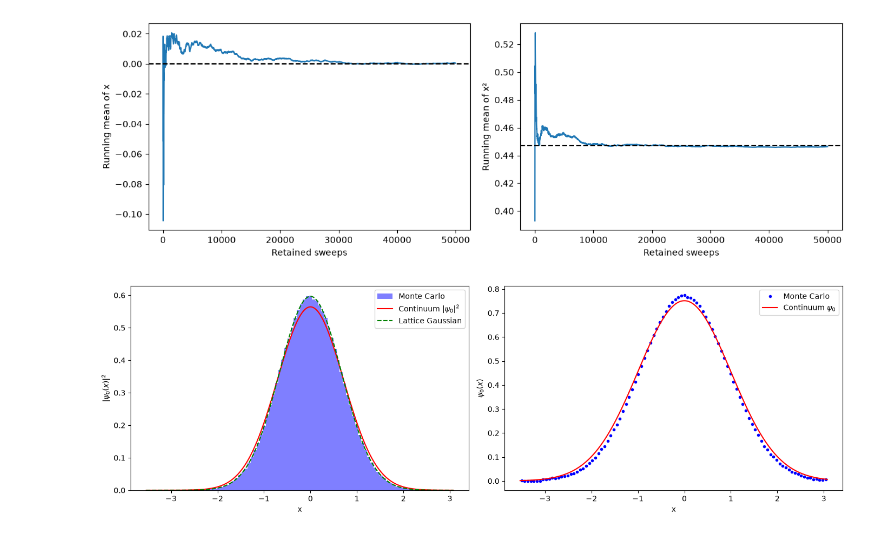
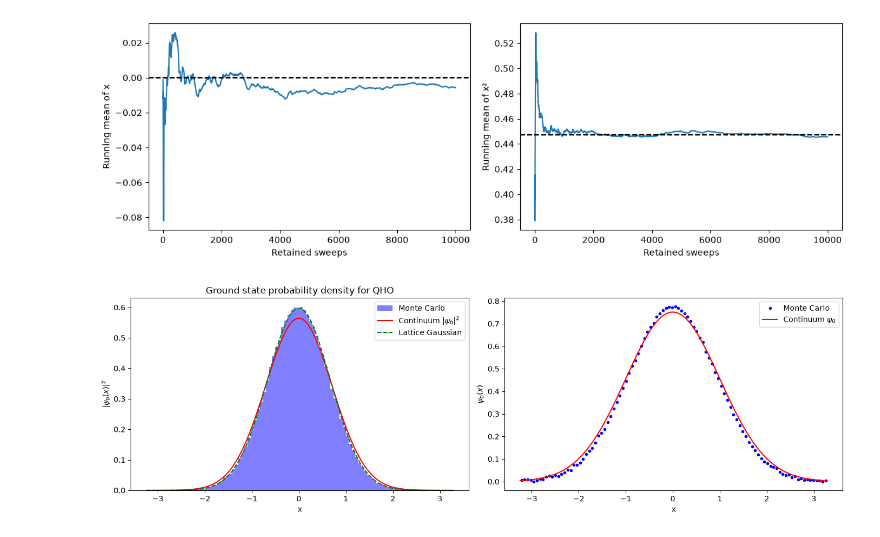
Before and after one commit to phillyyymcd/SHP_QuantumHarmonicOscillator, a Jupyter notebook: SHP_structured.ipynb, the cells around one changed output. Cells and saved outputs as stored; diff of their text form; code cells hidden in the pictures.

```diff
--- a/SHP_structured.ipynb
+++ b/SHP_structured.ipynb
@@ -111,8 +111,8 @@ m_tilde  = m * delta_tau #ensuring dimensionless varianbles
 h_tilde = hbar * delta_tau
 omega_tilde = omega * delta_tau
 
-N_therm = 1000 #how many of the first sweeps are discarded
-N_sweeps = 50000 #how many passes are repeated
+N_therm = 500 #how many of the first sweeps are discarded
+N_sweeps = 10000 #how many passes are repeated
 samples = [] # for calculating the wavefunction
 
 #Initialising
@@ -290,37 +290,38 @@ ax[1].set_ylabel("Running mean of x²")
 plt.tight_layout()
 plt.show()
 # %% [output]
-[figure, old version]
+[figure, new version]
 # %%
 #continuum ground state
-samples = np.concatenate(samples)
+samples_gs = np.concatenate(samples)
 
-x_wavefn = np.linspace(samples.min(), samples.max(), 500)
+x_wavefn = np.linspace(samples_gs.min(), samples_gs.max(), 500)
 # continuum |psi_0|^2
 psi2_cont = np.sqrt(m*omega/(np.pi*hbar)) * np.exp(-m*omega*x_wavefn**2/hbar)
 
 #lattice-exact ground state
 sigma2 = x_2_analytical
 psi2_latt = np.exp(-1*(x_wavefn**2)/(2*sigma2)) / np.sqrt(2*np.pi*sigma2)
 
 fig, ax = plt.subplots(1, 2, figsize=(14, 4.5))
 
 # |psi|^2
-ax[0].hist(samples, bins=100, density=True, alpha=0.5, color="blue", label="Monte Carlo")
+ax[0].hist(samples_gs, bins=100, density=True, alpha=0.5, color="blue", label="Monte Carlo")
 ax[0].plot(x_wavefn, psi2_cont, 'r-',  label=r"Continuum $|\psi_0|^2$")
 ax[0].plot(x_wavefn, psi2_latt, 'g--', label="Lattice Gaussian")
 ax[0].set_xlabel("x"); ax[0].set_ylabel(r"$|\psi_0(x)|^2$")
+ax[0].set_title("Ground state probability density for QHO")
 ax[0].legend()
 
 # psi itself (positive, so it's just the square root of the density)
-counts, edges = np.histogram(samples, bins=100, density=True)
+counts, edges = np.histogram(samples_gs, bins=100, density=True)
 centres = 0.5*(edges[1:] + edges[:-1])
 ax[1].plot(centres, np.sqrt(counts), 'o', color="blue", markersize=3, label="Monte Carlo")
 ax[1].plot(x_wavefn, np.sqrt(psi2_cont), 'r-', label=r"Continuum $\psi_0$")
 ax[1].set_xlabel("x"); ax[1].set_ylabel(r"$\psi_0(x)$")
 ax[1].legend()
 
 plt.tight_layout()
 plt.show()
 # %% [output]
-[figure, old version]
+[figure, new version]
```
Also changed, not shown: parts of 4 cells of this notebook.
